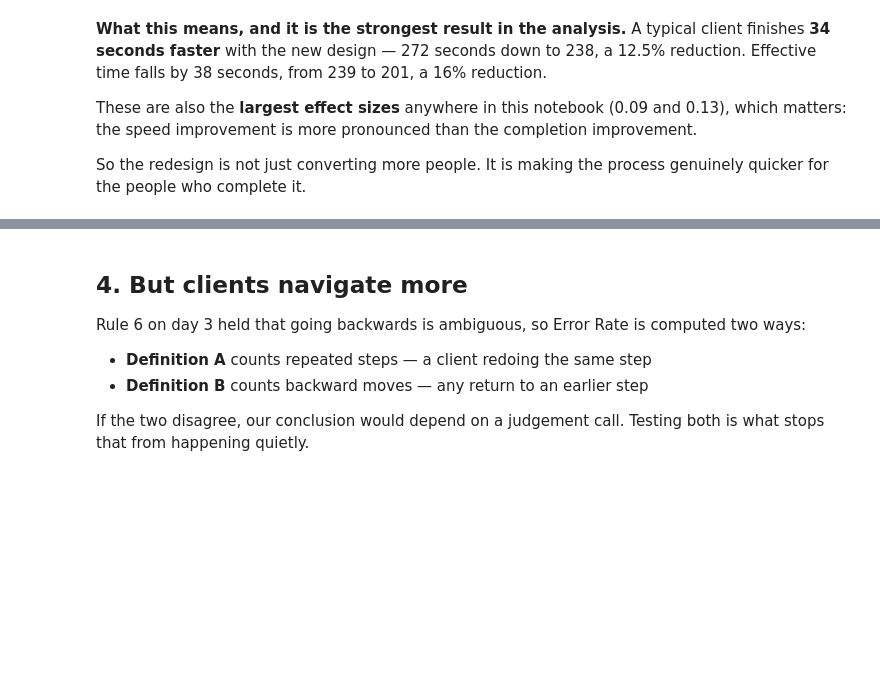
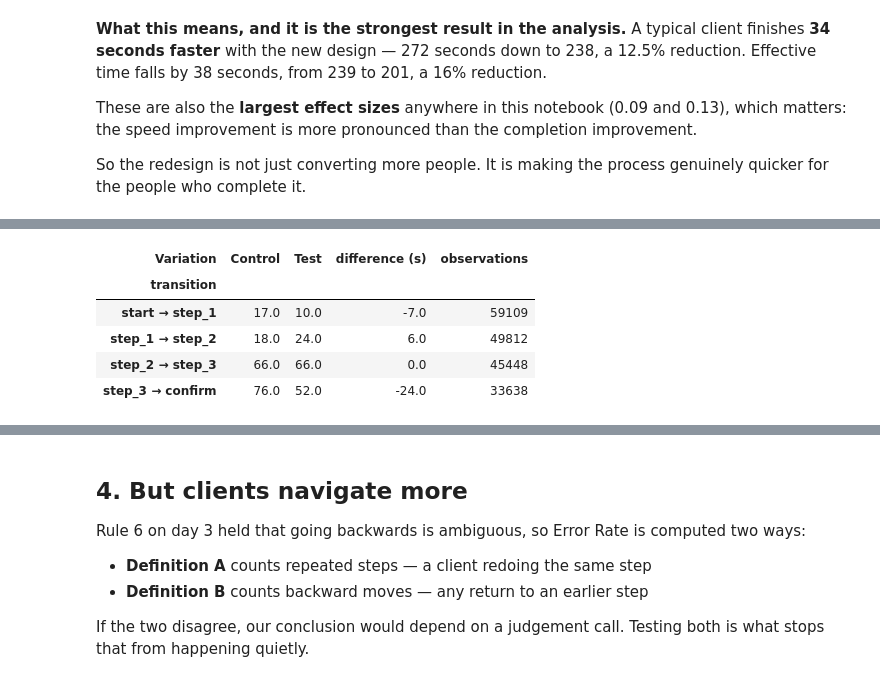
Before and after one commit to aroaxinping/vanguard-ab-test, a Jupyter notebook: notebooks/4.0-aroa-ab-testing.ipynb, the cells around one changed output, grey strips where cells are left out. Drawn from its saved outputs; the diff is of its cells as text; code cells hidden in the pictures; blank space fills up the shorter version.

```diff
--- a/notebooks/4.0-aroa-ab-testing.ipynb
+++ b/notebooks/4.0-aroa-ab-testing.ipynb
@@ -276,0 +283,31 @@ genuinely quicker for the people who complete it.
+# %%
+events = pd.read_parquet(PROCESSED_DIR / "events.parquet").sort_values(
+    ["visit_id", "date_time"]
+)
+
+events["next_step"] = events.groupby("visit_id").process_step.shift(-1)
+events["gap_s"] = (
+    events.groupby("visit_id").date_time.shift(-1) - events.date_time
+).dt.total_seconds()
+
+# Only consecutive forward moves: a step and the one immediately after it
+forward = events[
+    (events.next_step.map(STEP_ORDER) - events.process_step.map(STEP_ORDER)) == 1
+].copy()
+forward["transition"] = forward.process_step + " → " + forward.next_step
+
+order = [f"{a} → {b}" for a, b in zip(FUNNEL[:-1], FUNNEL[1:])]
+
+step_times = forward.pivot_table(
+    index="transition", columns="Variation", values="gap_s", aggfunc="median"
+).reindex(order)
+step_times["difference (s)"] = step_times.Test - step_times.Control
+step_times["observations"] = forward.groupby("transition").size().reindex(order)
+step_times.round(1)
+# %% [output]
+| Variation | Control | Test | difference (s) | observations |
+| transition |  |  |  |  |
+| start → step_1 | 17.0 | 10.0 | -7.0 | 59109 |
+| step_1 → step_2 | 18.0 | 24.0 | 6.0 | 49812 |
+| step_2 → step_3 | 66.0 | 66.0 | 0.0 | 45448 |
+| step_3 → confirm | 76.0 | 52.0 | -24.0 | 33638 |
```
Also changed, not shown: parts of 4 cells of this notebook.
